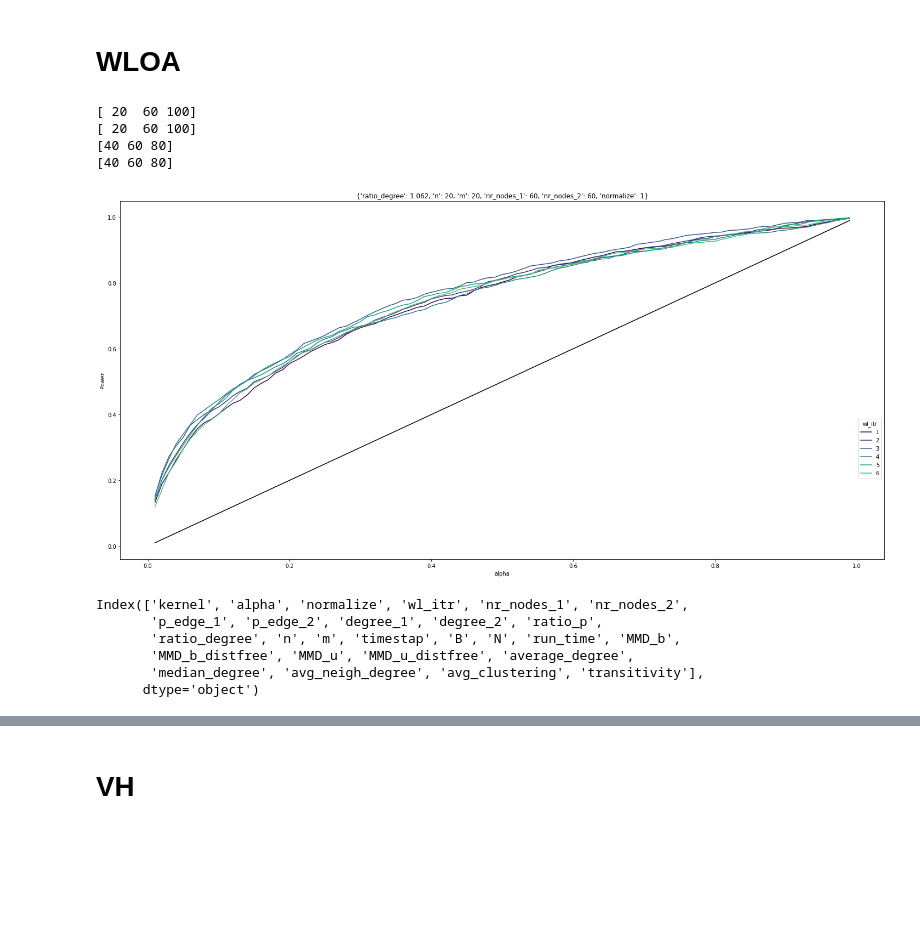
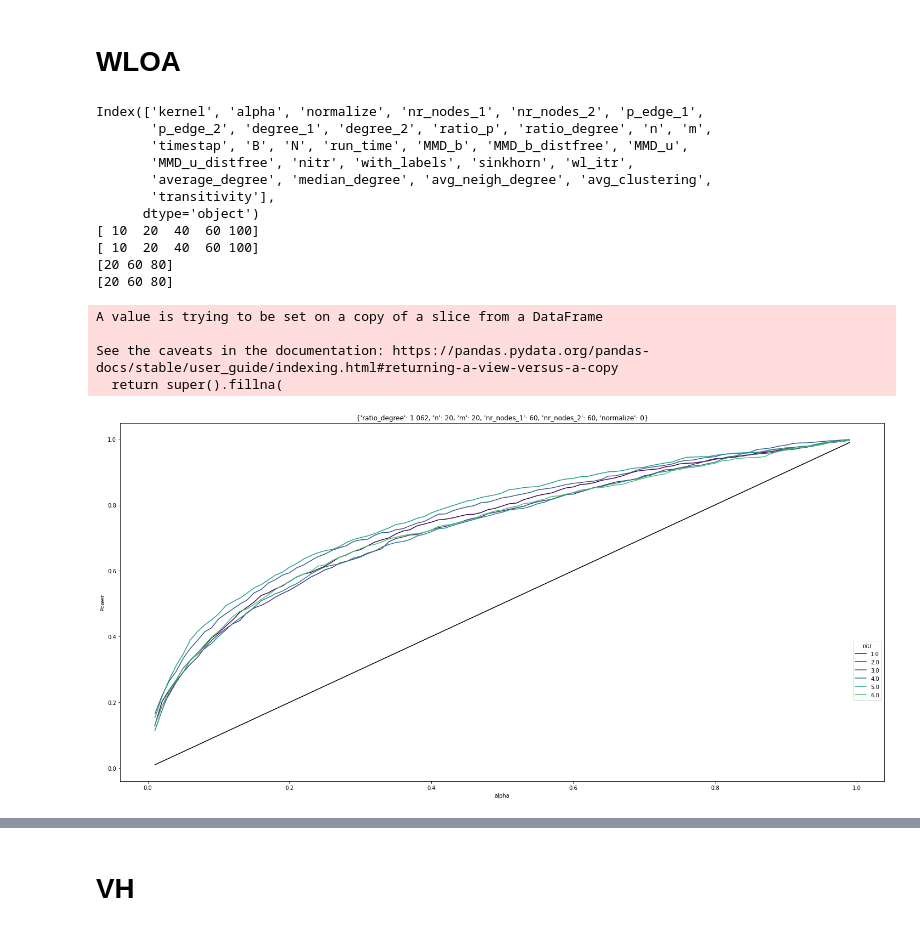
Before and after one commit to ragnarlevi/GTST, a Jupyter notebook: Analysis/BGDegreeAnalysis.ipynb, the cells around one changed output, grey strips where cells are left out. Drawn from its saved outputs; the diff is of its cells as text; code cells hidden in the pictures; blank space fills up the shorter version.

```diff
--- a/Analysis/BGDegreeAnalysis.ipynb
+++ b/Analysis/BGDegreeAnalysis.ipynb
@@ -405,34 +463,41 @@ PYRAMID_AUC = findAUC(keys = keys, params = pyramid_params, stats = ['MMD_b', 'M
 # WLOA
 # %%
 WLOA = readfoldertopanda("../data/BGDegreeLabel/WLOA")
+print(WLOA.columns)
 print(np.unique(df['n']))
 print(np.unique(df['m']))
 print(np.unique(df['nr_nodes_1']))
 print(np.unique(df['nr_nodes_2']))
 # %% [output]
-[ 20  60 100]
-[ 20  60 100]
-[40 60 80]
-[40 60 80]
+Index(['kernel', 'alpha', 'normalize', 'nr_nodes_1', 'nr_nodes_2', 'p_edge_1',
+       'p_edge_2', 'degree_1', 'degree_2', 'ratio_p', 'ratio_degree', 'n', 'm',
+       'timestap', 'B', 'N', 'run_time', 'MMD_b', 'MMD_b_distfree', 'MMD_u',
+       'MMD_u_distfree', 'nitr', 'with_labels', 'sinkhorn', 'wl_itr',
+       'average_degree', 'median_degree', 'avg_neigh_degree', 'avg_clustering',
+       'transitivity'],
+      dtype='object')
+[ 10  20  40  60 100]
+[ 10  20  40  60 100]
+[20 60 80]
+[20 60 80]
+# %%
+# Because of some changes I created different coumns for same parameter. I need to put all the information into one parameter
+
+WLOA.loc[WLOA['nitr'].isna(), 'nitr'] = WLOA.loc[WLOA['nitr'].isna(), 'wl_itr']
 # %%
 #print(sorted(np.unique(df['ratio_degree']))[0])
 params_fixed = {'ratio_degree':sorted(np.unique(df['ratio_degree']))[0],
                 'n':20,
                 'm':20,
                 'nr_nodes_1':60,
                 'nr_nodes_2':60,
-                'normalize':1
+                'normalize':0
                 }
 
-plotVaryingBGDEG(df = WLOA.copy(), param_vary_name = "wl_itr", params_fixed = params_fixed, mmd_stat = "MMD_b", color_name = "viridis")
+plotVaryingBGDEG(df = WLOA.copy(), param_vary_name = "nitr", params_fixed = params_fixed, mmd_stat = "MMD_b", color_name = "viridis")
 # %% [output]
+A value is trying to be set on a copy of a slice from a DataFrame
+
+See the caveats in the documentation: https://pandas.pydata.org/pandas-docs/stable/user_guide/indexing.html#returning-a-view-versus-a-copy
+  return super().fillna(
-[figure, old version]
+[figure, new version]
-# %%
-WLOA.columns
-# %% [output]
-Index(['kernel', 'alpha', 'normalize', 'wl_itr', 'nr_nodes_1', 'nr_nodes_2',
-       'p_edge_1', 'p_edge_2', 'degree_1', 'degree_2', 'ratio_p',
-       'ratio_degree', 'n', 'm', 'timestap', 'B', 'N', 'run_time', 'MMD_b',
-       'MMD_b_distfree', 'MMD_u', 'MMD_u_distfree', 'average_degree',
-       'median_degree', 'avg_neigh_degree', 'avg_clustering', 'transitivity'],
-      dtype='object')
```
Also changed, not shown: parts of 56 cells of this notebook, 5 other files.
